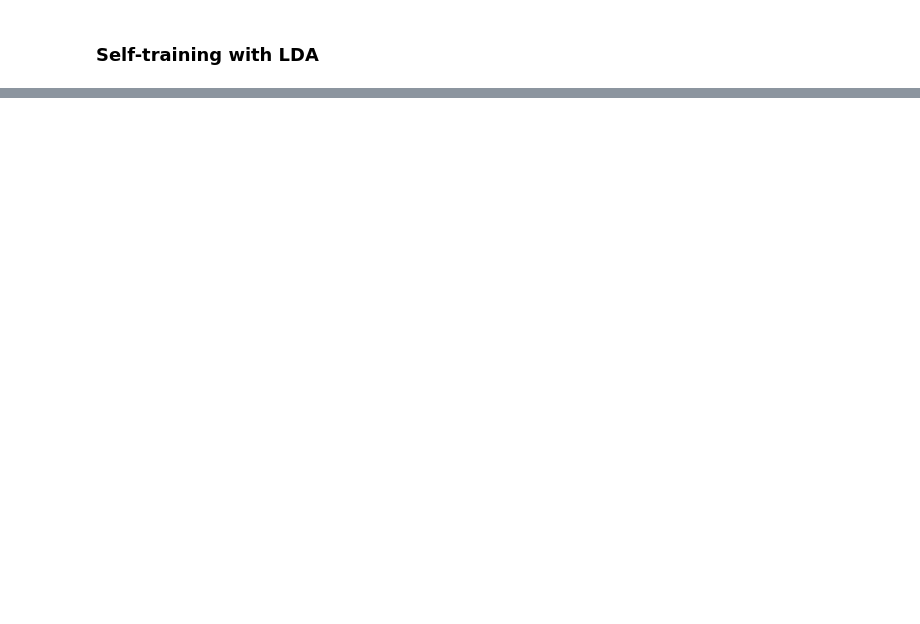
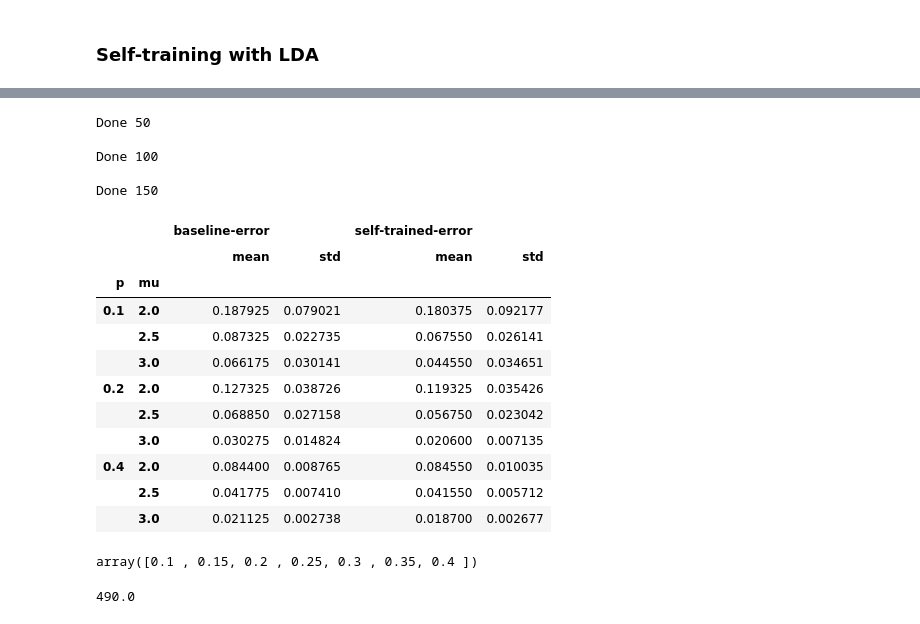
Before and after one commit to smaityumich/self-training, a Jupyter notebook: fair-self-training.ipynb, the cells around one changed output, grey strips where cells are left out. Cells and saved outputs as stored; diff of their text form; code cells hidden in the pictures; blank space fills up the shorter version.

```diff
--- a/fair-self-training.ipynb
+++ b/fair-self-training.ipynb
@@ -139,0 +58,45 @@ utils.plot_x_y(augmented_x, augmented_y, line=[u, v])
+# %%
+prop = [0.1, 0.2, 0.4]
+mus = [2, 2.5, 3]
+parameters = product(prop, mus, range(20))
+dicts = []
+for j, (p, mu, i) in enumerate(parameters,1):
+    dict_error = biased_vs_fair_test_error(p, mu)
+    dict_error['p'] = p
+    dict_error['mu'] = mu
+    dict_error['iter'] = i
+    dicts.append(dict_error)
+    if j%50 == 0:
+        print(f'Done {j}\n')
+# %% [output]
+Done 50
+
+Done 100
+
+Done 150
+# %%
+import pandas as pd
+d = pd.DataFrame(dicts)
+# %%
+vars = ['baseline-error', 'self-trained-error']
+agg_dict = dict()
+for v in vars:
+    agg_dict[v] = ['mean', 'std']
+d.groupby(['p', 'mu']).agg(agg_dict)
+# %% [output]
+|  |  | baseline-error |  | self-trained-error |  |
+|  |  | mean | std | mean | std |
+| p | mu |  |  |  |  |
+| 0.1 | 2.0 | 0.187925 | 0.079021 | 0.180375 | 0.092177 |
+|  | 2.5 | 0.087325 | 0.022735 | 0.067550 | 0.026141 |
+|  | 3.0 | 0.066175 | 0.030141 | 0.044550 | 0.034651 |
+| 0.2 | 2.0 | 0.127325 | 0.038726 | 0.119325 | 0.035426 |
+|  | 2.5 | 0.068850 | 0.027158 | 0.056750 | 0.023042 |
+|  | 3.0 | 0.030275 | 0.014824 | 0.020600 | 0.007135 |
+| 0.4 | 2.0 | 0.084400 | 0.008765 | 0.084550 | 0.010035 |
+|  | 2.5 | 0.041775 | 0.007410 | 0.041550 | 0.005712 |
+|  | 3.0 | 0.021125 | 0.002738 | 0.018700 | 0.002677 |
+# %%
+np.arange(0.1, 0.4, 0.05)
+# %% [output]
+array([0.1 , 0.15, 0.2 , 0.25, 0.3 , 0.35, 0.4 ])
@@ -139,0 +107,4 @@ utils.plot_x_y(augmented_x, augmented_y, line=[u, v])
+# %%
+len(parameters)/50
+# %% [output]
+490.0
```
Also changed, not shown: parts of 18 cells of this notebook, 3 other files.
